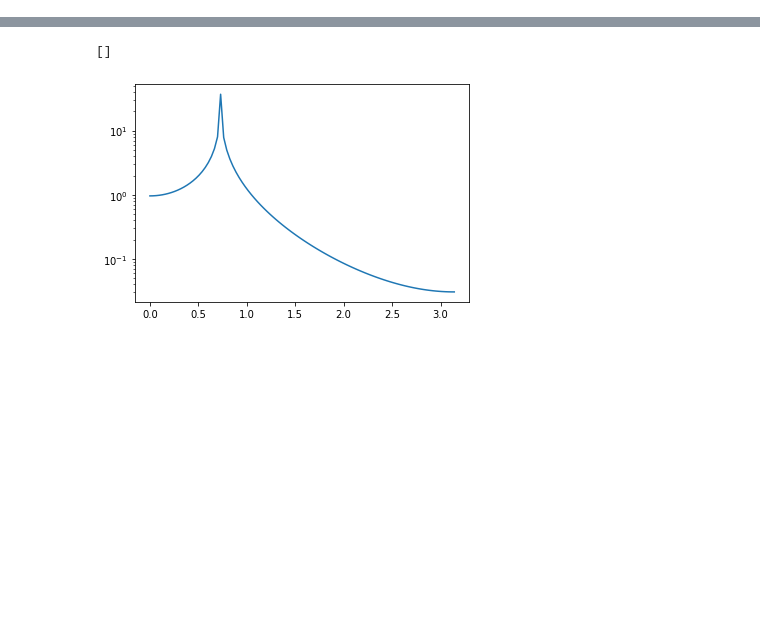
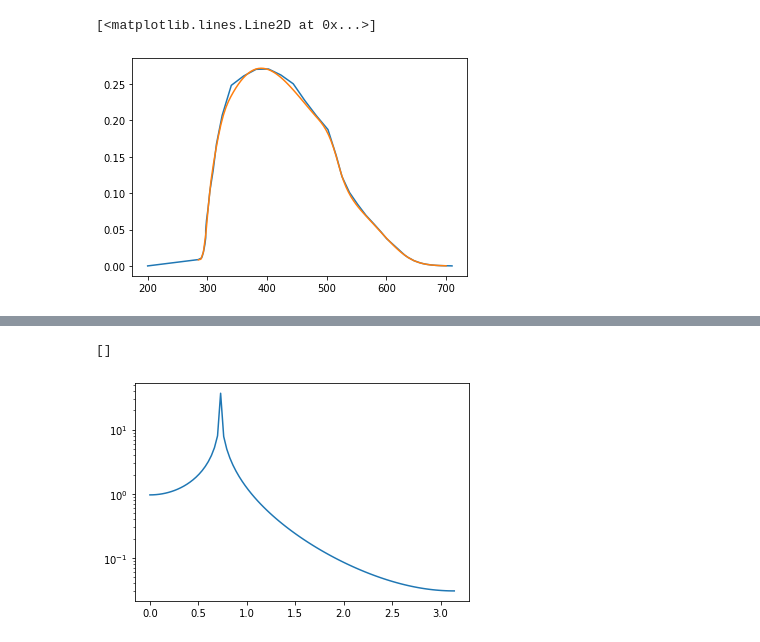
Before and after one commit to pone-software/hyperion, a Jupyter notebook: compare_clsim.ipynb, the cells around one changed output, grey strips where cells are left out. Saved outputs shown, nothing was run; the diff lists cells and outputs as text; code cells hidden in the pictures; blank space fills up the shorter version.

```diff
--- a/compare_clsim.ipynb
+++ b/compare_clsim.ipynb
@@ -52,0 +60,9 @@ def c_medium_f(wl):
+# %%
+wl_acc = make_calc_wl_acceptance_weight("data/PMTAcc.csv")
+
+wls = np.linspace(285, 700, 100)
+plt.plot(pmtacc[:, 0], pmtacc[:, 1])
+plt.plot(wls, wl_acc(wls, 0.27))
+# %% [output]
+[<matplotlib.lines.Line2D at 0x...>]
+[figure, added]
```
Also changed, not shown: parts of 22 cells of this notebook, 4 other files.
